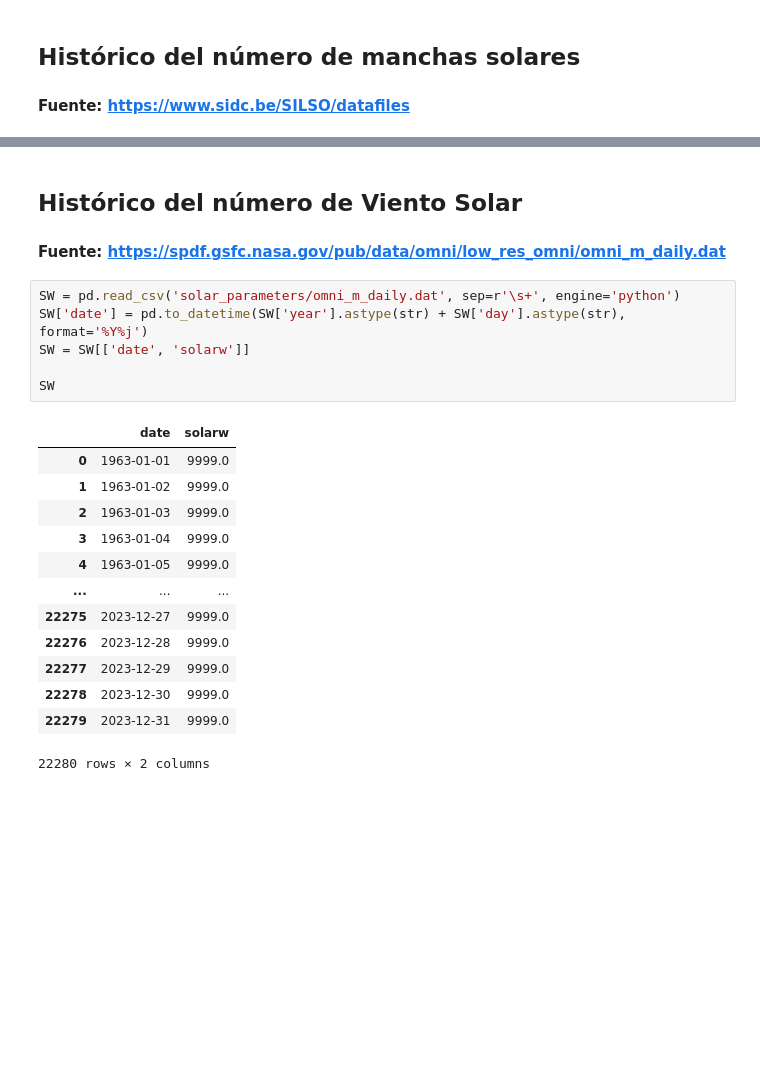
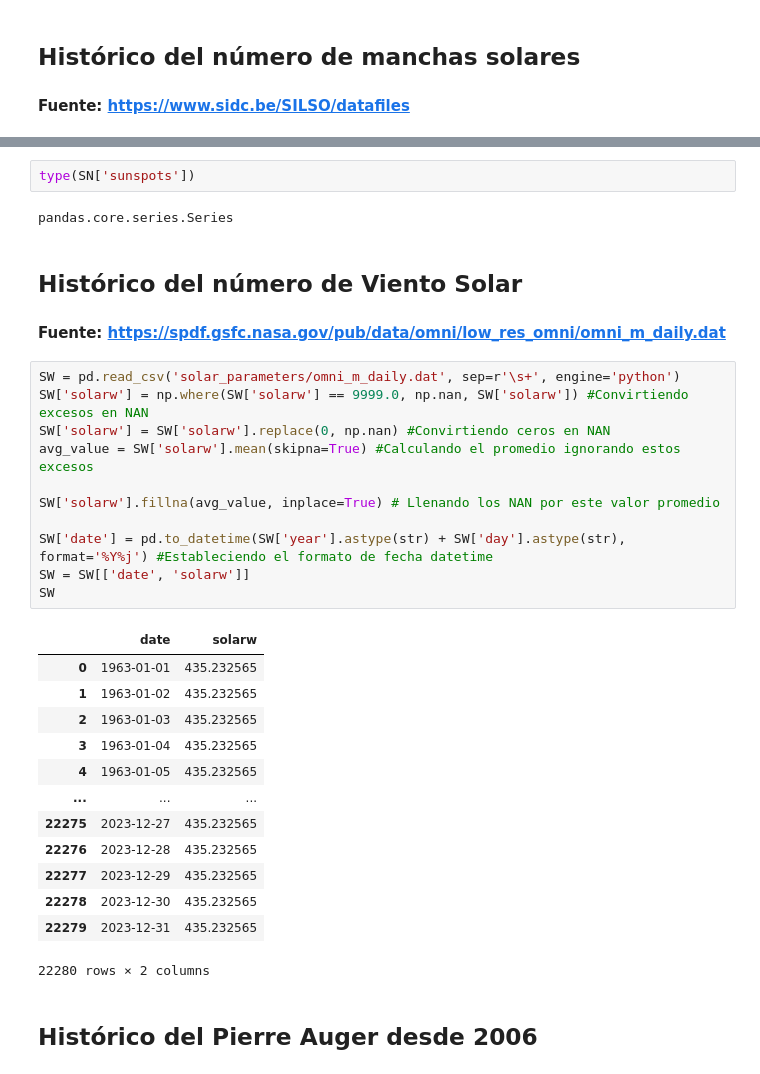
Before and after one commit to jennifergc/scaler_for_solar_analysis, a Jupyter notebook: 00_datasets_factory.ipynb, the cells around one changed output, grey strips where cells are left out. Saved outputs shown, nothing was run; the diff lists cells and outputs as text; blank space fills up the shorter version.

```diff
--- a/00_datasets_factory.ipynb
+++ b/00_datasets_factory.ipynb
@@ -236,28 +243,39 @@ SN
 | 75146 | 2023-09-29 | 9.0 |
 | 75147 | 2023-09-30 | 10.8 |
 75148 rows × 2 columns
+# %%
+type(SN['sunspots'])
+# %% [output]
+pandas.core.series.Series
 # %% [markdown]
 ## Histórico del número de Viento Solar
 #### Fuente: https://spdf.gsfc.nasa.gov/pub/data/omni/low_res_omni/omni_m_daily.dat
 # %%
 SW = pd.read_csv('solar_parameters/omni_m_daily.dat', sep=r'\s+', engine='python')
-SW['date'] = pd.to_datetime(SW['year'].astype(str) + SW['day'].astype(str), format='%Y%j')
+SW['solarw'] = np.where(SW['solarw'] == 9999.0, np.nan, SW['solarw']) #Convirtiendo excesos en NAN
+SW['solarw'] = SW['solarw'].replace(0, np.nan) #Convirtiendo ceros en NAN
+avg_value = SW['solarw'].mean(skipna=True) #Calculando el promedio ignorando estos excesos
+
+SW['solarw'].fillna(avg_value, inplace=True) # Llenando los NAN por este valor promedio
+
+SW['date'] = pd.to_datetime(SW['year'].astype(str) + SW['day'].astype(str), format='%Y%j') #Estableciendo el formato de fecha datetime
 SW = SW[['date', 'solarw']]
-
 SW
 # %% [output]
 |  | date | solarw |
-| 0 | 1963-01-01 | 9999.0 |
-| 1 | 1963-01-02 | 9999.0 |
-| 2 | 1963-01-03 | 9999.0 |
-| 3 | 1963-01-04 | 9999.0 |
-| 4 | 1963-01-05 | 9999.0 |
+| 0 | 1963-01-01 | 435.232565 |
+| 1 | 1963-01-02 | 435.232565 |
+| 2 | 1963-01-03 | 435.232565 |
+| 3 | 1963-01-04 | 435.232565 |
+| 4 | 1963-01-05 | 435.232565 |
 | ... | ... | ... |
-| 22275 | 2023-12-27 | 9999.0 |
-| 22276 | 2023-12-28 | 9999.0 |
-| 22277 | 2023-12-29 | 9999.0 |
-| 22278 | 2023-12-30 | 9999.0 |
-| 22279 | 2023-12-31 | 9999.0 |
+| 22275 | 2023-12-27 | 435.232565 |
+| 22276 | 2023-12-28 | 435.232565 |
+| 22277 | 2023-12-29 | 435.232565 |
+| 22278 | 2023-12-30 | 435.232565 |
+| 22279 | 2023-12-31 | 435.232565 |
 22280 rows × 2 columns
+# %% [markdown]
+## Histórico del Pierre Auger desde 2006
 # %%
 scaler300s.set_index('Date', inplace=True)
```
Also changed, not shown: parts of 9 cells of this notebook, 15 other files.
